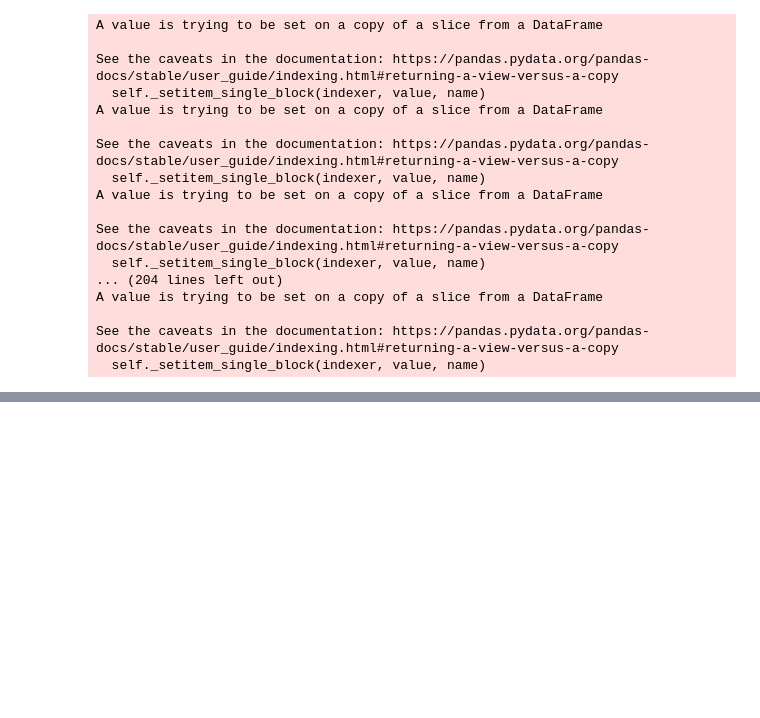
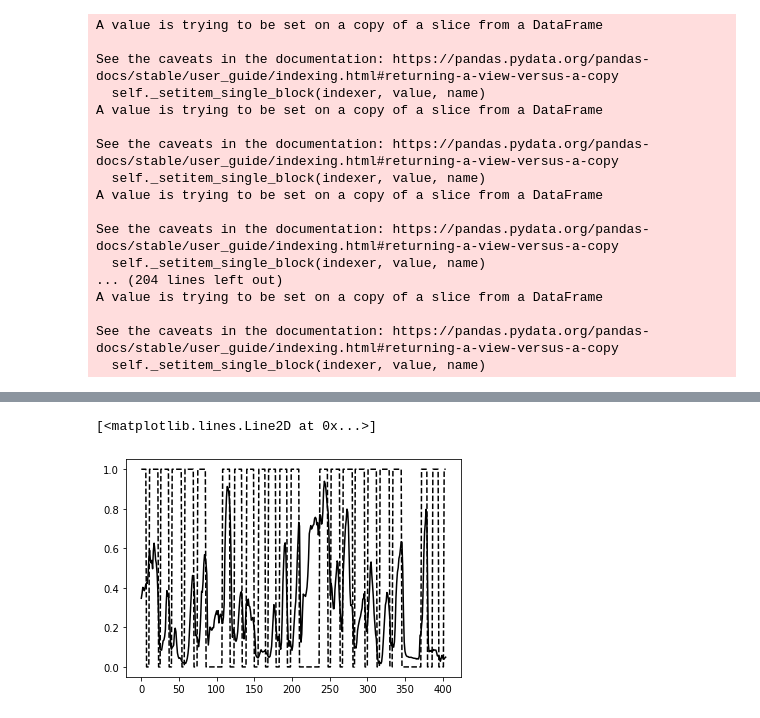
Before and after one commit to KNU-BrainAI-Capstone2021/SIB, a Jupyter notebook: model/model_mlp_space.ipynb, the cells around one changed output, grey strips where cells are left out. Cells and saved outputs as stored; diff of their text form; code cells hidden in the pictures; blank space fills up the shorter version.

```diff
--- a/model/model_mlp_space.ipynb
+++ b/model/model_mlp_space.ipynb
@@ -181,0 +177,23 @@ plt.plot(range(size), predict[:,3], 'c')
+# %%
+def up_sensivity(data, sensivity=2):
+
+    denominator = (sensivity * sum(data) - (sensivity - 1)* data[4])
+
+    data[0], data[1], data[2], data[3], data[4] = (
+    sensivity * data[0] / denominator,
+    sensivity * data[1] / denominator,
+    sensivity * data[2] / denominator,
+    sensivity * data[3] / denominator,
+    data[4] / denominator
+    )
+
+    return data
+# %%
+for row in range(len(predict)):
+    predict[row] = up_sensivity(predict[row], 8)
+# %%
+plt.plot(range(size), y_test['None'], 'k--')
+plt.plot(range(size), predict[:,4], 'k')
+# %% [output]
+[<matplotlib.lines.Line2D at 0x...>]
+[figure, added]
```
Also changed, not shown: parts of 11 cells of this notebook.
